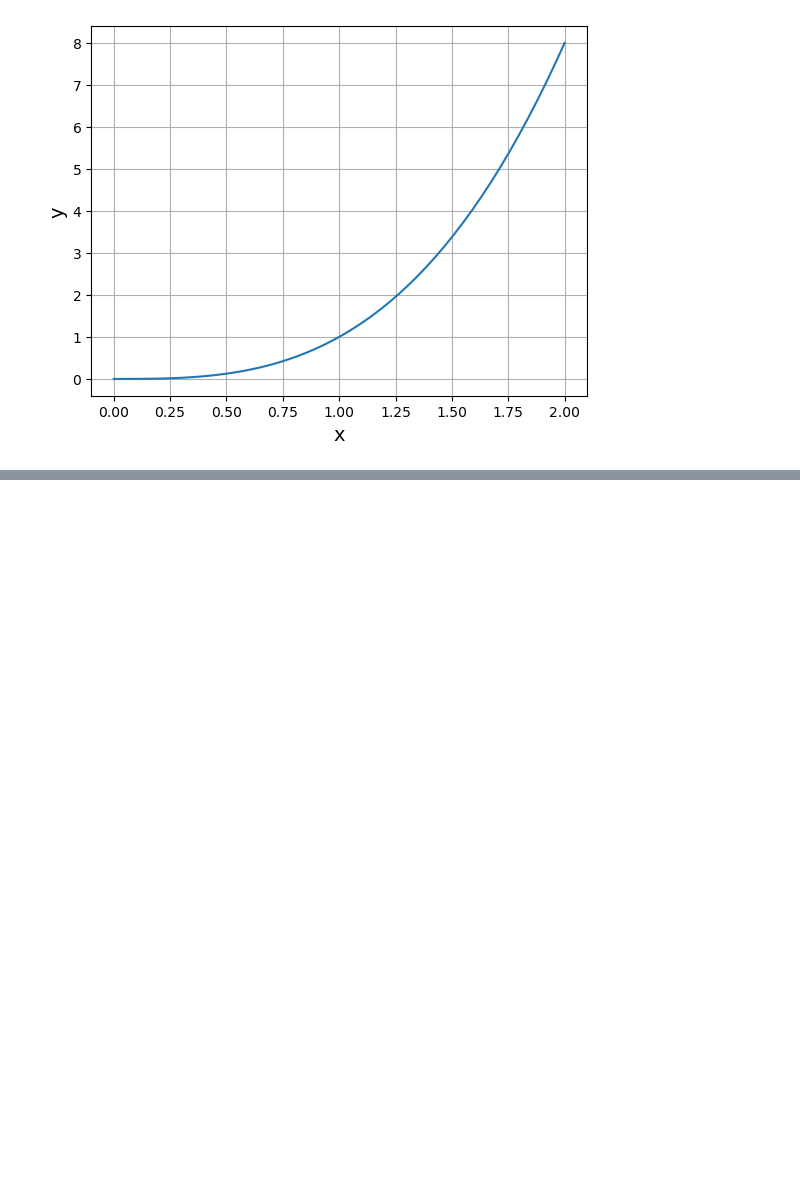
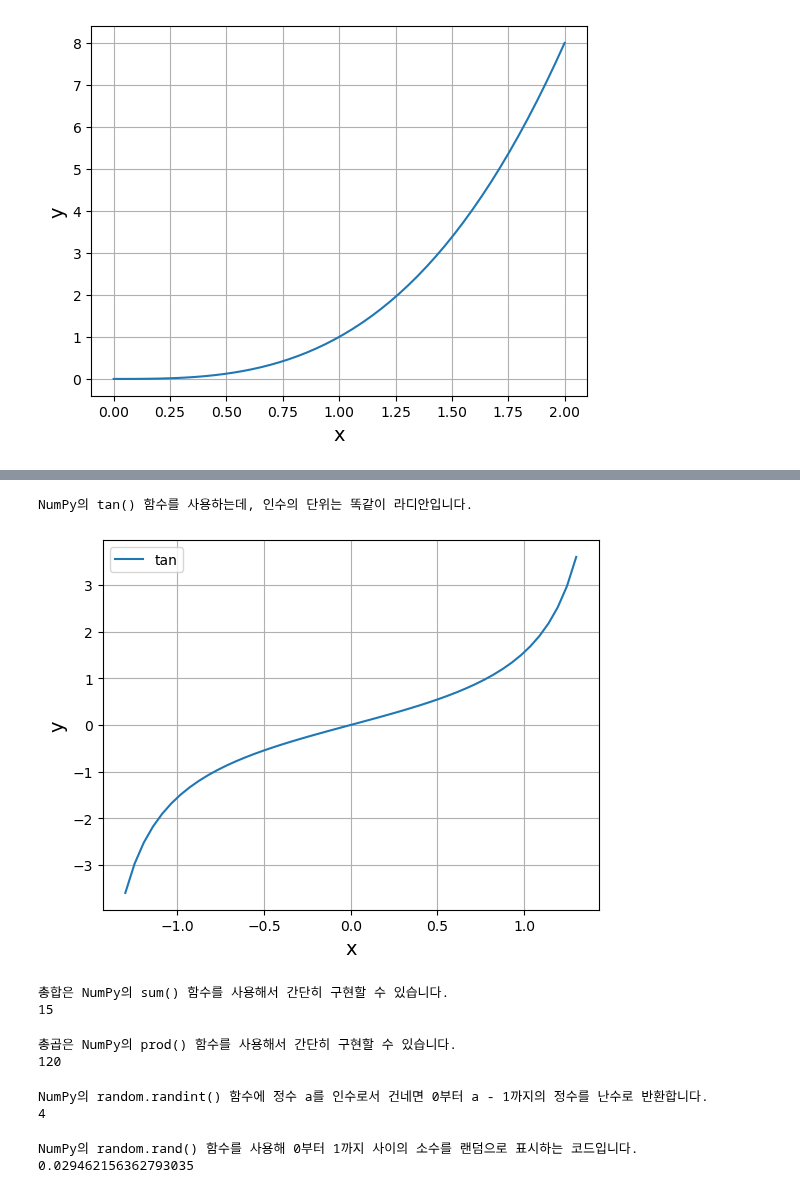
Before and after one commit to gsmin02/AI-Python-STUDY, a Jupyter notebook: AI Python Basic.ipynb, the cells around one changed output, grey strips where cells are left out. Drawn from its saved outputs; the diff is of its cells as text; code cells hidden in the pictures; blank space fills up the shorter version.

```diff
--- a/AI Python Basic.ipynb
+++ b/AI Python Basic.ipynb
@@ -235,0 +307,70 @@ plt.show()
+# %%
+#리스트3.16
+import numpy as np
+import matplotlib.pyplot as plt
+
+print("NumPy의 tan() 함수를 사용하는데, 인수의 단위는 똑같이 라디안입니다.")
+
+def my_tan(x):
+    return np.tan(x) # tan(x)
+
+x = np.linspace(-1.3, 1.3) # -1.3부터 1.3(라디안)까지
+y_tan = my_tan(x)
+
+plt.plot(x, y_tan, label="tan")
+plt.legend() # 범례
+
+plt.xlabel("x", size=14)
+plt.ylabel("y", size=14)
+plt.grid()
+
+plt.show()
+# %% [output]
+NumPy의 tan() 함수를 사용하는데, 인수의 단위는 똑같이 라디안입니다.
+[figure, added]
+# %%
+#리스트3.19
+import numpy as np
+
+print("총합은 NumPy의 sum() 함수를 사용해서 간단히 구현할 수 있습니다.")
+
+a = np.array([1, 3, 2, 5, 4]) # a1부터 a5까지
+y = np.sum(a) # 총합
+print(y)
+# %% [output]
+총합은 NumPy의 sum() 함수를 사용해서 간단히 구현할 수 있습니다.
+15
+# %%
+#리스트3.20
+import numpy as np
+
+print("총곱은 NumPy의 prod() 함수를 사용해서 간단히 구현할 수 있습니다.")
+
+a = np.array([1, 3, 2, 5, 4]) # a1부터 a5까지
+y = np.prod(a) # 총곱
+print(y)
+# %% [output]
+총곱은 NumPy의 prod() 함수를 사용해서 간단히 구현할 수 있습니다.
+120
+# %%
+#리스트3.23
+import numpy as np
+
+print("NumPy의 random.randint() 함수에 정수 a를 인수로서 건네면 0부터 a - 1까지의 정수를 난수로 반환합니다.")
+
+r_int = np.random.randint(6) + 1 # 0부터 5까지의 난수에 1을 더한다
+print(r_int) # 1부터 6까지가 랜덤으로 표시된다
+# %% [output]
+NumPy의 random.randint() 함수에 정수 a를 인수로서 건네면 0부터 a - 1까지의 정수를 난수로 반환합니다.
+4
+# %%
+#리스트3.24
+import numpy as np
+
+print("NumPy의 random.rand() 함수를 사용해 0부터 1까지 사이의 소수를 랜덤으로 표시하는 코드입니다.")
+
+r_dec = np.random.rand() # 0부터 1 사이의 소수를 랜덤으로 반환한다.
+print(r_dec)
+# %% [output]
+NumPy의 random.rand() 함수를 사용해 0부터 1까지 사이의 소수를 랜덤으로 표시하는 코드입니다.
+0.029462156362793035
```
Also changed, not shown: parts of 9 cells of this notebook.
